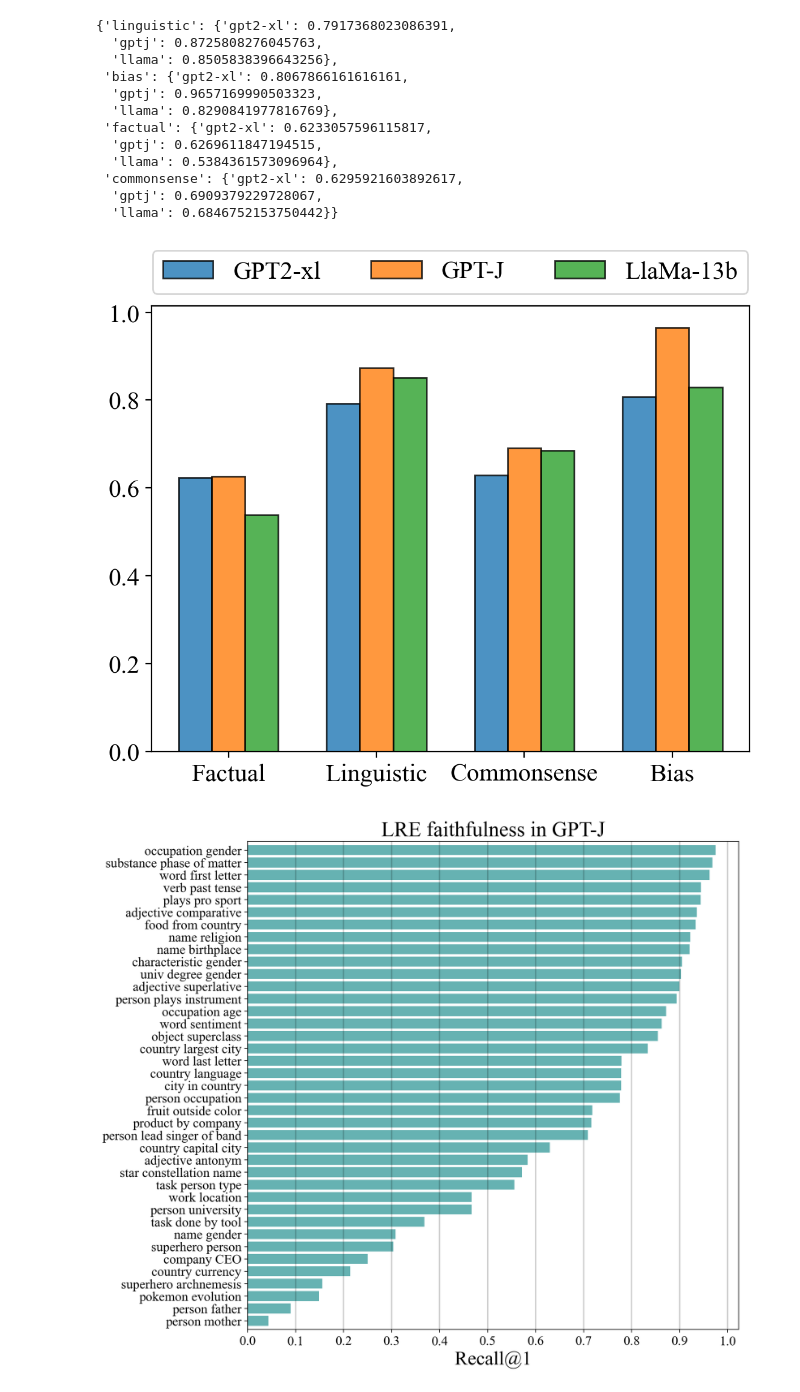
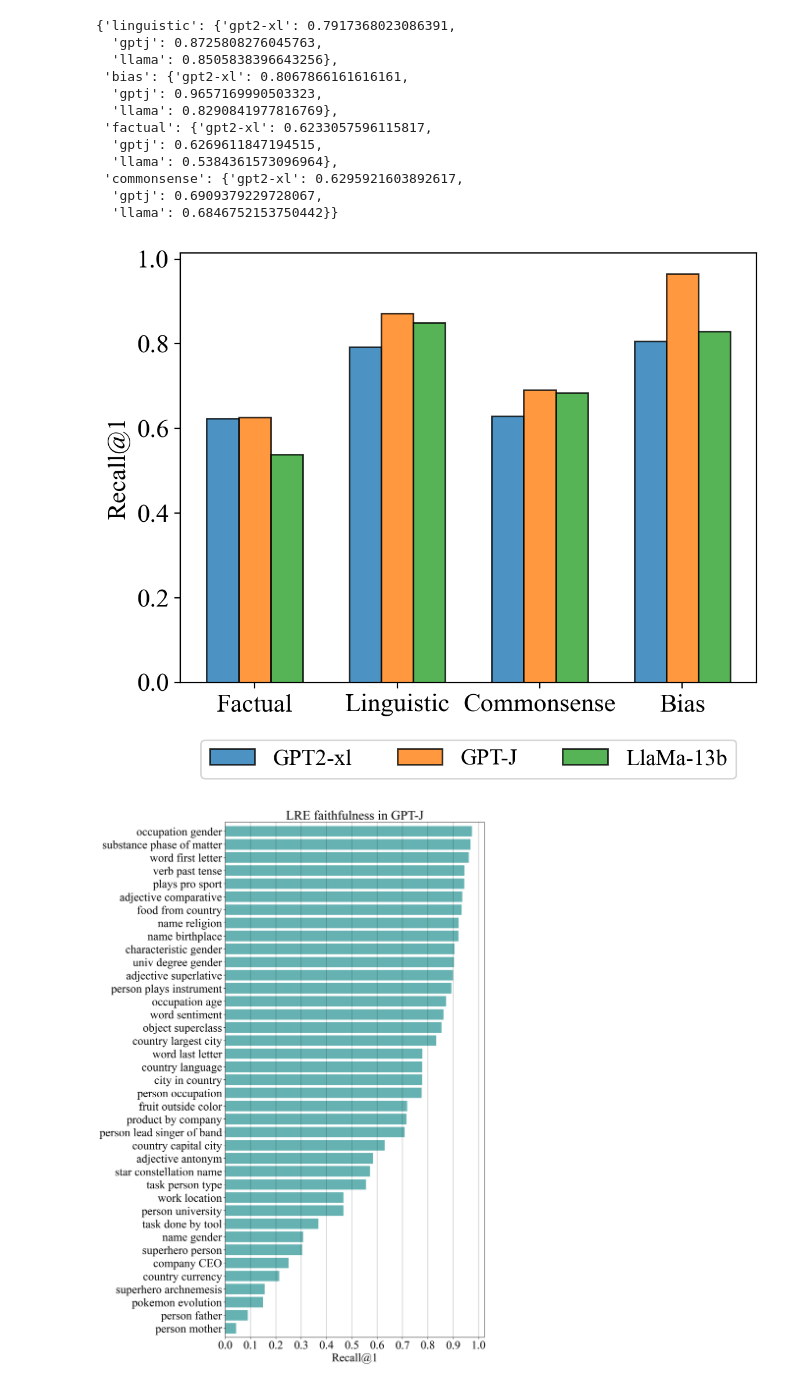
Before and after one commit to evandez/relations, a Jupyter notebook: notebooks/figures/faithfulness.ipynb, the cells around one changed output. Saved outputs shown, nothing was run; the diff lists cells and outputs as text; code cells hidden in the pictures.

```diff
--- a/notebooks/figures/faithfulness.ipynb
+++ b/notebooks/figures/faithfulness.ipynb
@@ -85,14 +89,14 @@ plt.rcParams["figure.dpi"] = 200
 plt.rcParams["font.family"] = "Times New Roman"
 
 SMALL_SIZE = 28
-MEDIUM_SIZE = 32
+MEDIUM_SIZE = 30
 BIGGER_SIZE = 35
 
 plt.rc("font", size=SMALL_SIZE)  # controls default text sizes
 plt.rc("axes", titlesize=BIGGER_SIZE)  # fontsize of the axes title
 plt.rc("axes", labelsize=MEDIUM_SIZE)  # fontsize of the x and y labels
-plt.rc("xtick", labelsize=MEDIUM_SIZE)  # fontsize of the tick labels
-plt.rc("ytick", labelsize=SMALL_SIZE)  # fontsize of the tick labels
+plt.rc("xtick", labelsize=SMALL_SIZE)  # fontsize of the tick labels
+plt.rc("ytick", labelsize=MEDIUM_SIZE)  # fontsize of the tick labels
 plt.rc("legend", fontsize=SMALL_SIZE)  # legend fontsize
 plt.rc("figure", titlesize=BIGGER_SIZE)  # fontsize of the figure title
 #####################################################################################
@@ -131,7 +135,7 @@ def plot_categorywise(canvas, result, title, set_yticks = True):
         canvas.set_yticklabels(["" for method in result[prompting]])
 # %%
 n_subplots = len(performance_category_wise)
-ncols=2
+ncols=4
 nrows=int(np.ceil(n_subplots / ncols))
 
 fig, axes = plt.subplots(nrows=nrows, ncols=ncols, figsize=(ncols * 8, nrows * 9))
@@ -148,5 +152,7 @@ for i, (category, result) in enumerate(performance_category_wise.items()):
         ax_col = 0
         ax_row += 1
     # break
+
+plt.savefig(f"{fig_dir}/faithfulness_lre_methods.pdf", bbox_inches="tight")
 fig.show()
 # %% [output]
@@ -189,16 +206,17 @@ categorywise_results
 plt.rcParams["figure.dpi"] = 200
 plt.rcParams["font.family"] = "Times New Roman"
 
-SMALL_SIZE = 15
-MEDIUM_SIZE = 22
+SMALL_SIZE = 14
+MEDIUM_SIZE = 16
 BIGGER_SIZE = 24
 
 plt.rc("font", size=SMALL_SIZE)  # controls default text sizes
 plt.rc("axes", titlesize=BIGGER_SIZE)  # fontsize of the axes title
 plt.rc("axes", labelsize=MEDIUM_SIZE)  # fontsize of the x and y labels
-plt.rc("xtick", labelsize=SMALL_SIZE)  # fontsize of the tick labels
-plt.rc("ytick", labelsize=SMALL_SIZE)  # fontsize of the tick labels
+plt.rc("xtick", labelsize=MEDIUM_SIZE)  # fontsize of the tick labels
+plt.rc("ytick", labelsize=MEDIUM_SIZE)  # fontsize of the tick labels
 plt.rc("legend", fontsize=SMALL_SIZE)  # legend fontsize
+plt.rc("axes", titlesize=BIGGER_SIZE)  # fontsize of the figure title
 plt.rc("figure", titlesize=BIGGER_SIZE)  # fontsize of the figure title
 #####################################################################################
 
@@ -227,54 +245,55 @@ for model in models:
     idx += 1
 
 plt.xticks(np.arange(len(recalls)) + bar_width, [cat.capitalize() for cat in category_order])
-plt.legend(ncol = 3, bbox_to_anchor=(0.5, 1), loc='lower center')
-
+plt.ylabel("Recall@1")
+plt.legend(ncol = 3, bbox_to_anchor=(0.5, -.25), loc='lower center')
+plt.savefig(f"{fig_dir}/faithfulness_lre_models.pdf", bbox_inches="tight")
 plt.show()
 # %% [output]
-[figure, old version]
+[figure, new version]
 # %%
 #####################################################################################
 plt.rcParams["figure.dpi"] = 200
 plt.rcParams["font.family"] = "Times New Roman"
 
 SMALL_SIZE = 15
-MEDIUM_SIZE = 22
-BIGGER_SIZE = 24
+MEDIUM_SIZE = 25
+BIGGER_SIZE = 28
 
 plt.rc("font", size=SMALL_SIZE)  # controls default text sizes
 plt.rc("axes", titlesize=BIGGER_SIZE)  # fontsize of the axes title
 plt.rc("axes", labelsize=MEDIUM_SIZE)  # fontsize of the x and y labels
-plt.rc("xtick", labelsize=SMALL_SIZE)  # fontsize of the tick labels
-plt.rc("ytick", labelsize=SMALL_SIZE)  # fontsize of the tick labels
+plt.rc("xtick", labelsize=MEDIUM_SIZE)  # fontsize of the tick labels
+plt.rc("ytick", labelsize=MEDIUM_SIZE)  # fontsize of the tick labels
 plt.rc("legend", fontsize=SMALL_SIZE)  # legend fontsize
 plt.rc("figure", titlesize=BIGGER_SIZE)  # fontsize of the figure title
 #####################################################################################
 # %%
 relation_and_recall = []
 
 for relation_name in results_formatted:
     relation_and_recall.append({
         "relation": relation_name,
         "recall@1": results_formatted[relation_name]["recall"]['icl']["lre"][0]
     })
 
 relation_and_recall = sorted(relation_and_recall, key = lambda x: x["recall@1"])
 
 relations = [r["relation"] for r in relation_and_recall]
 recalls = [r["recall@1"] for r in relation_and_recall]
 
-plt.figure(figsize = (10, 10))
+plt.figure(figsize = (10, 20))
 plt.barh(np.arange(len(relations)), recalls, color = "teal", alpha = 0.6)
 plt.yticks(np.arange(len(relations)), relations)
 plt.xticks(np.linspace(0, 1, 11), [np.round(v, 1) for v in np.linspace(0, 1, 11)])
 plt.ylim(-0.7,len(relation_and_recall)-.3)
 plt.xlabel("Recall@1")
 
 for x_tick in np.linspace(0, 1, 11):
     plt.axvline(x_tick, color = "black", alpha = 0.2)
 
 plt.title("LRE faithfulness in GPT-J")
-
+plt.savefig(f"{fig_dir}/faithfulness_lre_relationwise.pdf", bbox_inches="tight")
 plt.show()
 # %% [output]
-[figure, old version]
+[figure, new version]
```
Also changed, not shown: parts of 18 cells of this notebook, 11 other files.
